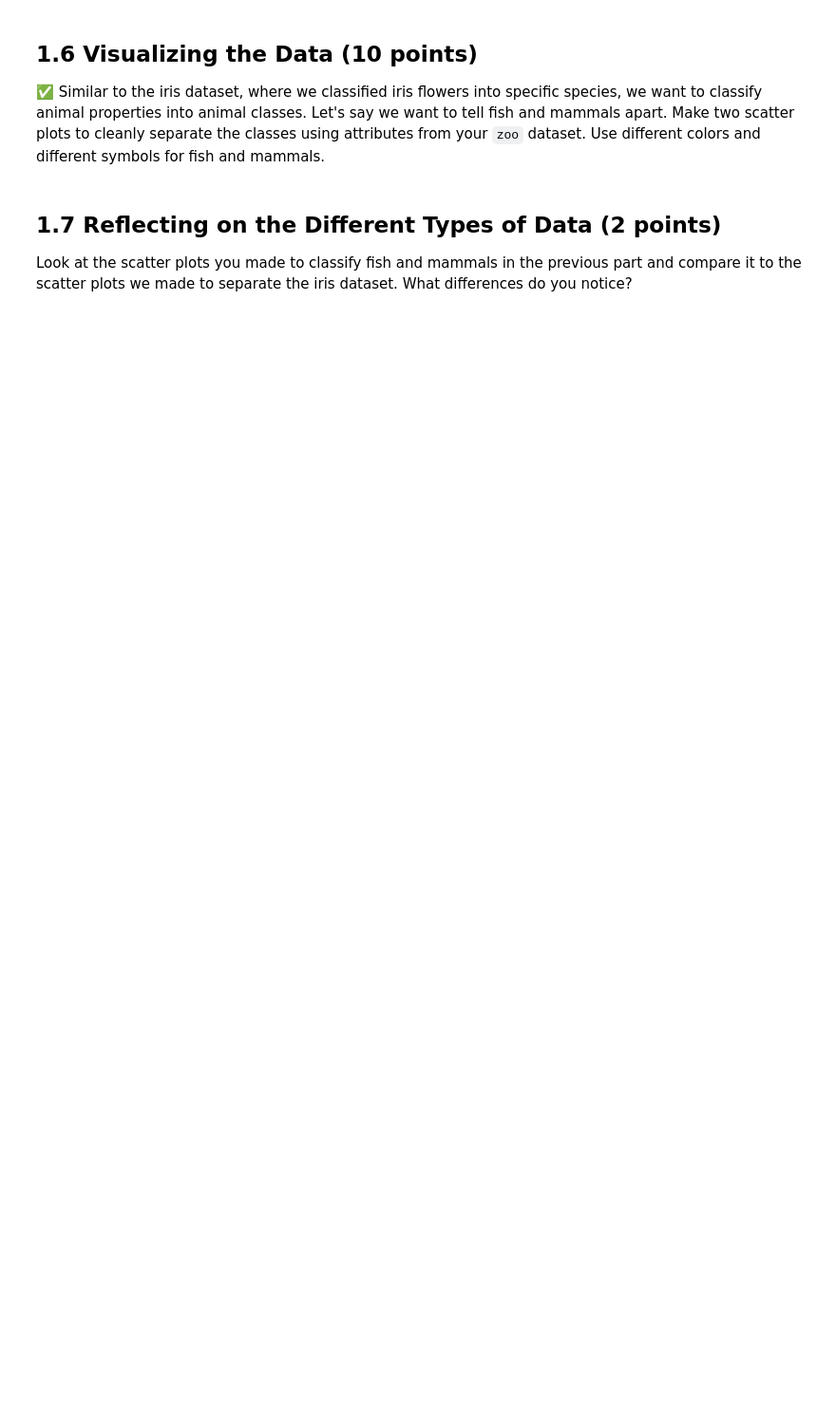
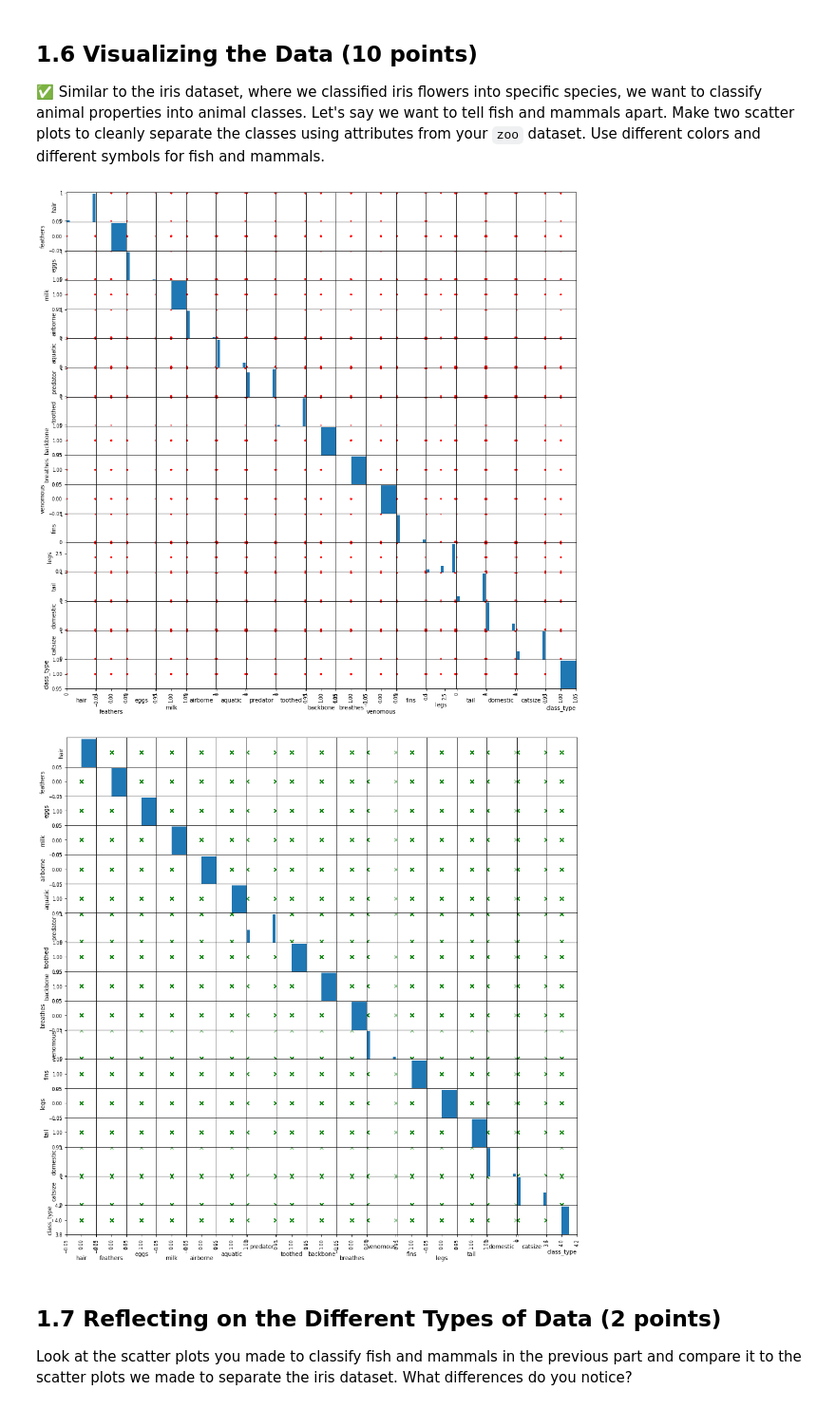
Before and after one commit to ABorbe/CMSE202-s23-turnin, a Jupyter notebook: hw-02/HW-02_PandasAndObjects-STUDENT.ipynb, the cells around one changed output. Shown at 95% size. Drawn from its saved outputs; the diff is of its cells as text; code cells hidden in the pictures; blank space fills up the shorter version.

```diff
--- a/hw-02/HW-02_PandasAndObjects-STUDENT.ipynb
+++ b/hw-02/HW-02_PandasAndObjects-STUDENT.ipynb
@@ -83,3 +93,10 @@ Look at both datasets (`class.csv`, `zoo.csv`). Describe the contents of both da
 &#9989; Use pandas to read in the `zoo.csv` and `class.csv` files into DataFrames.
 # %%
 #Write code here
+
+import pandas as pd
+
+zooDf = pd.read_csv('zoo.csv', delimiter = ',')
+classDf = pd.read_csv('class.csv', delimiter = ',')
+
+zooDf
@@ -95,6 +149,19 @@ Look back in the PCA/ICA and see how we used `groupby` to find the number of Iri
 &#9989; Similar to the iris dataset, where we classified iris flowers into specific species, we want to classify animal properties into animal classes. Let's say we want to tell fish and mammals apart. Make two scatter plots to cleanly separate the classes using attributes from your `zoo` dataset. Use different colors and different symbols for fish and mammals.
 # %%
 #Write your code here
+
+maskMam = (zooDf['class_type'] == 1)
+maskFish = (zooDf['class_type'] == 4)
+mammals = zooDf[maskMam]
+fish = zooDf[maskFish]
+
+
+pd.plotting.scatter_matrix(mammals, figsize = (16,16), c = 'r');
+
+pd.plotting.scatter_matrix(fish, figsize = (16,16), marker = 'x', c = 'g');
+# %% [output]
+[figure, added]
+[figure, added]
 # %% [markdown]
 ## 1.7 Reflecting on the Different Types of Data (2 points)
 
```
Also changed, not shown: parts of 8 cells of this notebook.
